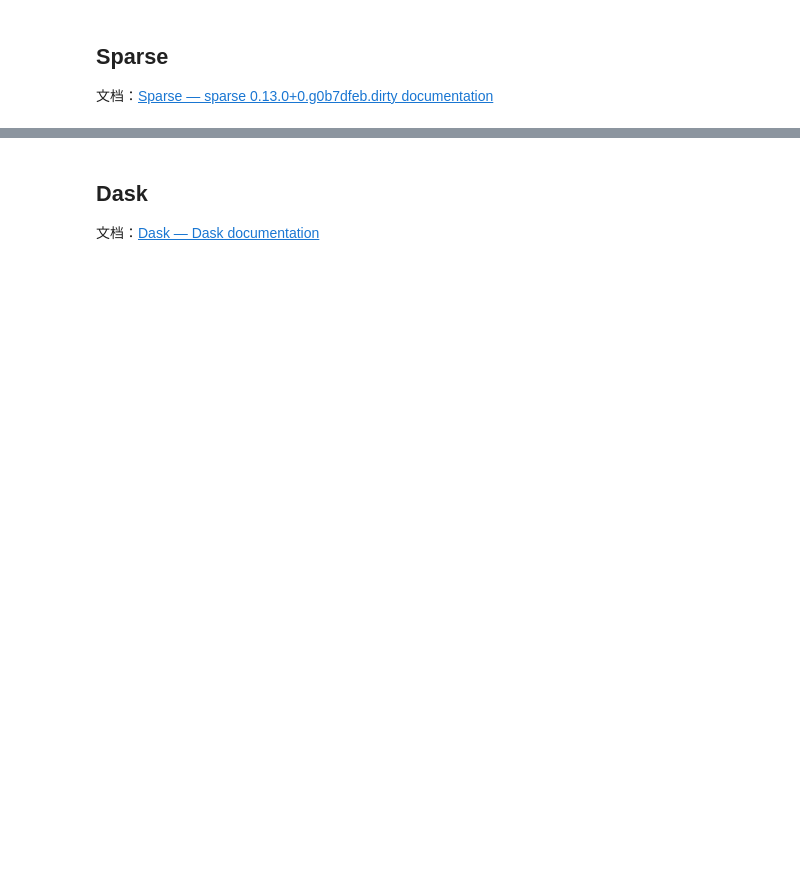
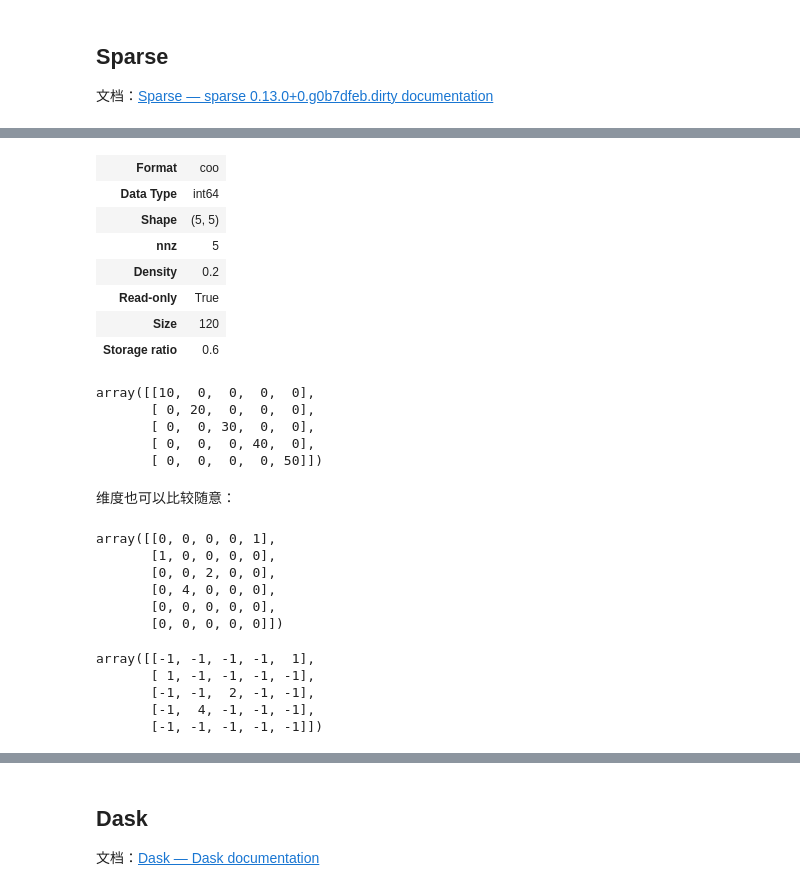
Before and after one commit to datawhalechina/powerful-numpy, a Jupyter notebook: src/skilled/ch06-morethan_numpy.ipynb, the cells around one changed output, grey strips where cells are left out. Saved outputs shown, nothing was run; the diff lists cells and outputs as text; code cells hidden in the pictures; blank space fills up the shorter version.

```diff
--- a/src/skilled/ch06-morethan_numpy.ipynb
+++ b/src/skilled/ch06-morethan_numpy.ipynb
@@ -604,0 +914,48 @@ Cupy是一个兼容NumPy/SciPy的数组库，用于使用Python进行GPU加速
+# %%
+coords = [[0, 1, 2, 3, 4],
+          [0, 1, 2, 3, 4]]
+data = [10, 20, 30, 40, 50]
+s = se.COO(coords, data, shape=(5, 5))
+# %%
+s
+# %% [output]
+| Format | coo |
+| Data Type | int64 |
+| Shape | (5, 5) |
+| nnz | 5 |
+| Density | 0.2 |
+| Read-only | True |
+| Size | 120 |
+| Storage ratio | 0.6 |
+# %%
+s.todense()
+# %% [output]
+array([[10,  0,  0,  0,  0],
+       [ 0, 20,  0,  0,  0],
+       [ 0,  0, 30,  0,  0],
+       [ 0,  0,  0, 40,  0],
+       [ 0,  0,  0,  0, 50]])
+# %% [markdown]
+维度也可以比较随意：
+# %%
+coords = [[0, 3, 2, 1], [4, 1, 2, 0]]
+data = [1, 4, 2, 1]
+s = se.COO(coords, data, shape=(6, 5))
+s.todense()
+# %% [output]
+array([[0, 0, 0, 0, 1],
+       [1, 0, 0, 0, 0],
+       [0, 0, 2, 0, 0],
+       [0, 4, 0, 0, 0],
+       [0, 0, 0, 0, 0],
+       [0, 0, 0, 0, 0]])
+# %%
+# 指定填充值
+s = se.COO(coords, data, shape=(5,5), fill_value=-1)
+s.todense()
+# %% [output]
+array([[-1, -1, -1, -1,  1],
+       [ 1, -1, -1, -1, -1],
+       [-1, -1,  2, -1, -1],
+       [-1,  4, -1, -1, -1],
+       [-1, -1, -1, -1, -1]])
```
Also changed, not shown: parts of 146 cells of this notebook, 1 other file.
